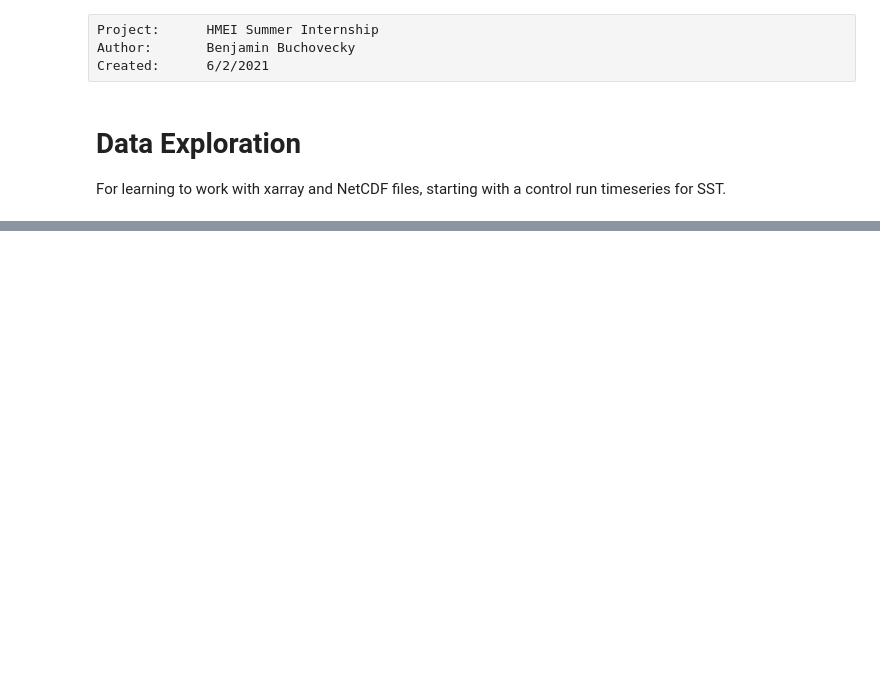
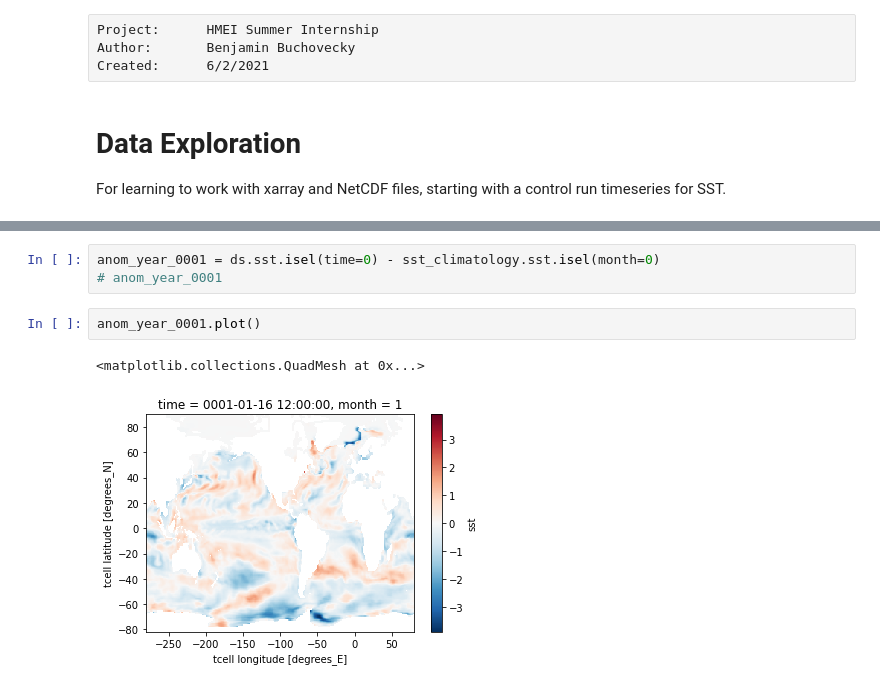
Before and after one commit to bbuchovecky/hmei, a Jupyter notebook: notebooks/data_exploration.ipynb, the cells around one changed output, grey strips where cells are left out. Saved outputs shown, nothing was run; the diff lists cells and outputs as text; blank space fills up the shorter version.

```diff
--- a/notebooks/data_exploration.ipynb
+++ b/notebooks/data_exploration.ipynb
@@ -125,0 +40,8 @@ Attributes: (0)
+# %%
+anom_year_0001 = ds.sst.isel(time=0) - sst_climatology.sst.isel(month=0)
+# anom_year_0001
+# %%
+anom_year_0001.plot()
+# %% [output]
+<matplotlib.collections.QuadMesh at 0x...>
+[figure, added]
```
Also changed, not shown: parts of 16 cells of this notebook, 1 other file.
